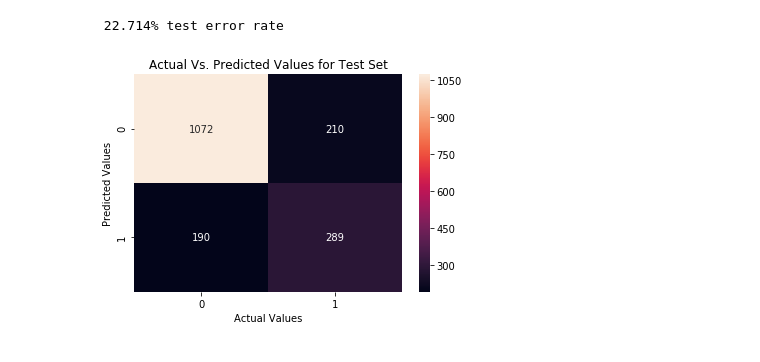
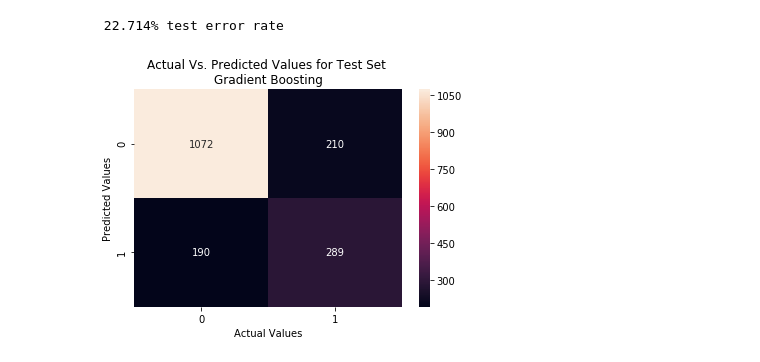
Before and after one commit to raviolli77/startup_weekend_supplement, a Jupyter notebook: churn_prediction/GradientBoostingMachine.ipynb, the cells around one changed output. Saved outputs shown, nothing was run; the diff lists cells and outputs as text; code cells hidden in the pictures.

```diff
--- a/churn_prediction/GradientBoostingMachine.ipynb
+++ b/churn_prediction/GradientBoostingMachine.ipynb
@@ -113,20 +113,20 @@ fit_gb = GradientBoostingClassifier(random_state=42,
 # %% [markdown]
 # Parameter Grid Search
 # %%
-np.random.seed(42)
-start = time.time()
+#np.random.seed(42)
+#start = time.time()
 
-param_dist = {"loss": ["deviance", "exponential"],
-              "learning_rate": [0.1, 0.2, 0.3],
-              "max_features": ['auto', 'sqrt', 'log2', None],
-              "max_depth": [3, 2, 1]}
+#param_dist = {"loss": ["deviance", "exponential"],
+#              "learning_rate": [0.1, 0.2, 0.3],
+#              "max_features": ['auto', 'sqrt', 'log2', None],
+#              "max_depth": [3, 2, 1]}
 
-cv_gb = GridSearchCV(fit_gb, cv = 10,
-                     param_grid=param_dist,
-                     n_jobs = 3)
+#cv_gb = GridSearchCV(fit_gb, cv = 10,
+#                     param_grid=param_dist,
+#                     n_jobs = 3)
 
-cv_gb.fit(feature_space, feature_class["Churn"])
-print('Best Parameters using grid search: \n',
-      cv_gb.best_params_)
-end = time.time()
-print('Time taken in grid search: {0: .2f}'.format(end - start))
+#cv_gb.fit(feature_space, feature_class["Churn"])
+#print('Best Parameters using grid search: \n',
+#      cv_gb.best_params_)
+#end = time.time()
+#print('Time taken in grid search: {0: .2f}'.format(end - start))
@@ -399,10 +395,10 @@ test_crosstb = test_crosstb_comp.as_matrix()
 # %%
 sns.heatmap(test_crosstb_comp,
            annot=True,
            fmt=".0f")
 plt.xlabel("Actual Values")
 plt.ylabel("Predicted Values")
-plt.title("Actual Vs. Predicted Values for Test Set")
+plt.title("Actual Vs. Predicted Values for Test Set \nGradient Boosting")
 plt.show()
 # %% [output]
-[figure, old version]
+[figure, new version]
```
Also changed, not shown: parts of 2 cells of this notebook, 1 other file.
